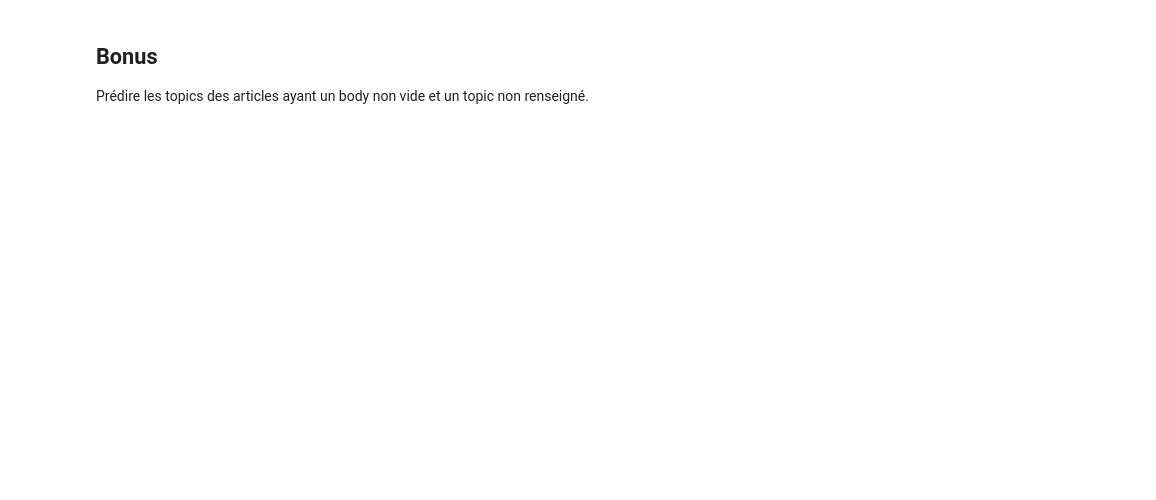
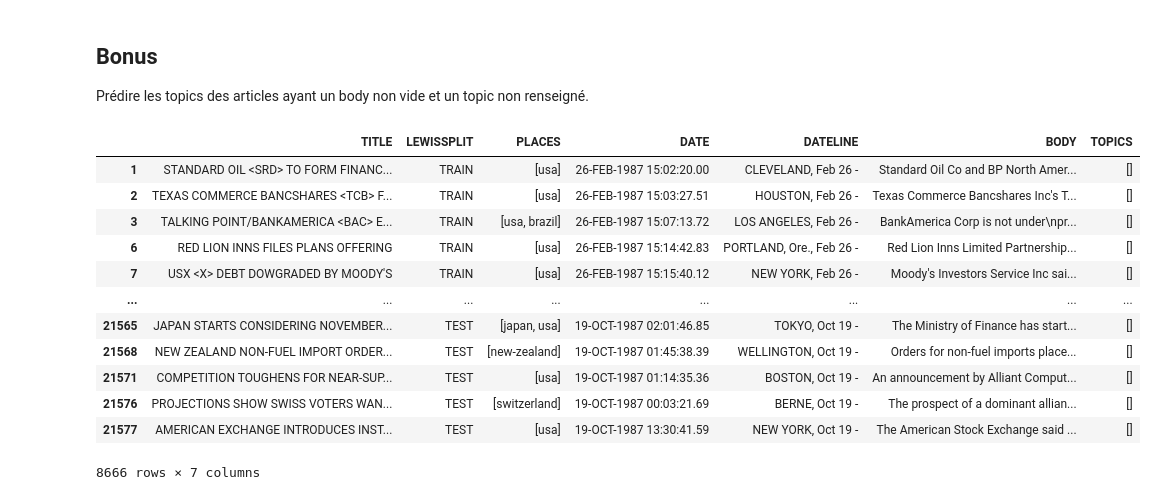
Before and after one commit to YessineMkaouar/Reuters-financial-articles-classification, a Jupyter notebook: Financial_article_classification.ipynb, the cells around one changed output. Drawn from its saved outputs; the diff is of its cells as text; code cells hidden in the pictures; blank space fills up the shorter version.

```diff
--- a/Financial_article_classification.ipynb
+++ b/Financial_article_classification.ipynb
@@ -495,3 +526,31 @@ weighted avg       0.96      0.96      0.96      1977
 ## Bonus
 
 Prédire les topics des articles ayant un body non vide et un topic non renseigné.
+# %%
+# Directory containing the .sgm files
+directory = 'reuters21578'
+
+# Process all .sgm files and create a DataFrame
+dfb = process_all_sgm_files(directory)
+
+# Supprimer les articles sans body
+dfb = dfb.dropna(subset=['BODY'])
+
+# Étape 1 : Filtrer les articles sans topics
+missing_topics_dfb = dfb[dfb["TOPICS"].apply(lambda x: x == [])]
+# %%
+missing_topics_dfb
+# %% [output]
+|  | TITLE | LEWISSPLIT | PLACES | DATE | DATELINE | BODY | TOPICS |
+| 1 | STANDARD OIL <SRD> TO FORM FINANC... | TRAIN | [usa] | 26-FEB-1987 15:02:20.00 | CLEVELAND, Feb 26 - | Standard Oil Co and BP North Amer... | [] |
+| 2 | TEXAS COMMERCE BANCSHARES <TCB> F... | TRAIN | [usa] | 26-FEB-1987 15:03:27.51 | HOUSTON, Feb 26 - | Texas Commerce Bancshares Inc's T... | [] |
+| 3 | TALKING POINT/BANKAMERICA <BAC> E... | TRAIN | [usa, brazil] | 26-FEB-1987 15:07:13.72 | LOS ANGELES, Feb 26 - | BankAmerica Corp is not under\npr... | [] |
+| 6 | RED LION INNS FILES PLANS OFFERING | TRAIN | [usa] | 26-FEB-1987 15:14:42.83 | PORTLAND, Ore., Feb 26 - | Red Lion Inns Limited Partnership... | [] |
+| 7 | USX <X> DEBT DOWGRADED BY MOODY'S | TRAIN | [usa] | 26-FEB-1987 15:15:40.12 | NEW YORK, Feb 26 - | Moody's Investors Service Inc sai... | [] |
+| ... | ... | ... | ... | ... | ... | ... | ... |
+| 21565 | JAPAN STARTS CONSIDERING NOVEMBER... | TEST | [japan, usa] | 19-OCT-1987 02:01:46.85 | TOKYO, Oct 19 - | The Ministry of Finance has start... | [] |
+| 21568 | NEW ZEALAND NON-FUEL IMPORT ORDER... | TEST | [new-zealand] | 19-OCT-1987 01:45:38.39 | WELLINGTON, Oct 19 - | Orders for non-fuel imports place... | [] |
+| 21571 | COMPETITION TOUGHENS FOR NEAR-SUP... | TEST | [usa] | 19-OCT-1987 01:14:35.36 | BOSTON, Oct 19 - | An announcement by Alliant Comput... | [] |
+| 21576 | PROJECTIONS SHOW SWISS VOTERS WAN... | TEST | [switzerland] | 19-OCT-1987 00:03:21.69 | BERNE, Oct 19 - | The prospect of a dominant allian... | [] |
+| 21577 | AMERICAN EXCHANGE INTRODUCES INST... | TEST | [usa] | 19-OCT-1987 13:30:41.59 | NEW YORK, Oct 19 - | The American Stock Exchange said ... | [] |
+8666 rows × 7 columns
```
Also changed, not shown: parts of 3 cells of this notebook.
